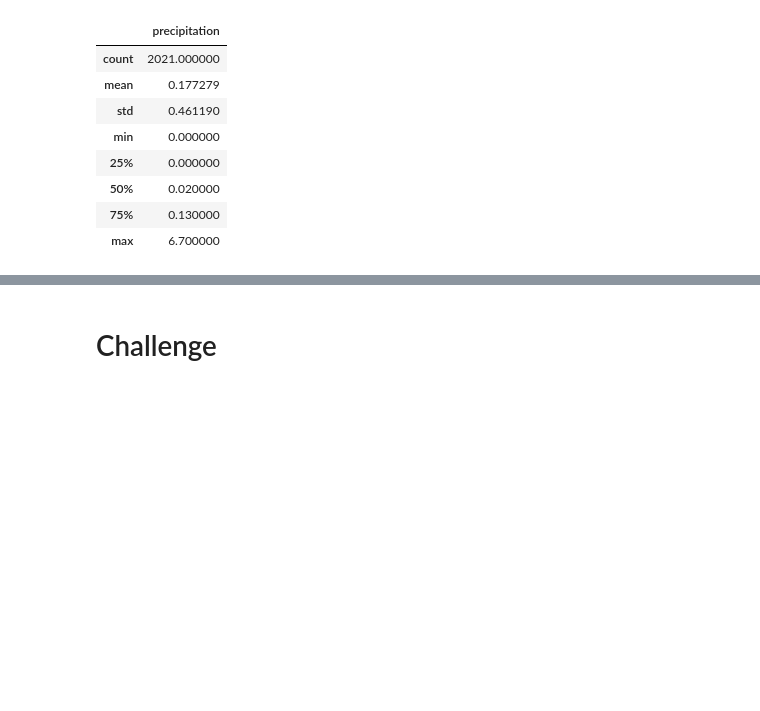
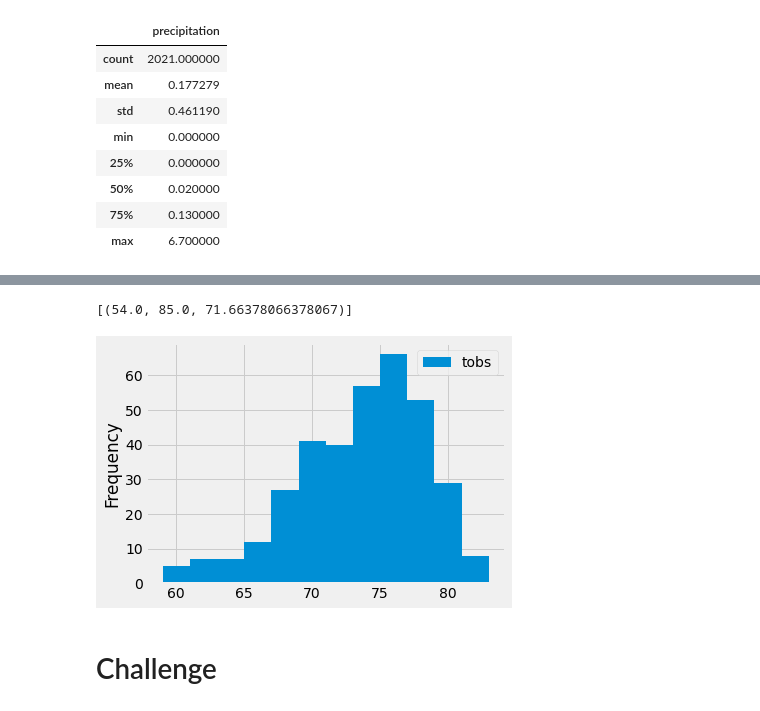
Before and after one commit to yazhcodes/surfs_up, a Jupyter notebook: Course Work/climate_analysis.ipynb, the cells around one changed output, grey strips where cells are left out. Saved outputs shown, nothing was run; the diff lists cells and outputs as text; code cells hidden in the pictures; blank space fills up the shorter version.

```diff
--- a/Course Work/climate_analysis.ipynb
+++ b/Course Work/climate_analysis.ipynb
@@ -78,9 +96,29 @@ results_df.describe()
 # %%
 # Using the station id from the previous query, calculate the lowest temperature recorded,
 # highest temperature recorded, and average temperature most active station?
+session\
+.query(
+    func.min(Measurement.tobs),
+    func.max(Measurement.tobs),
+    func.avg(Measurement.tobs)
+    )\
+.filter(Measurement.station == 'USC00519281')\
+.all()
+# %% [output]
+[(54.0, 85.0, 71.66378066378067)]
 # %%
 # Choose the station with the highest number of temperature observations.
 # Query the last 12 months of temperature observation data for this station and plot the results as a histogram
+results = session\
+.query(Measurement.tobs)\
+.filter(Measurement.station == 'USC00519281')\
+.filter(Measurement.date >= prev_year)\
+.all()
+results_df = pd.DataFrame(results)
+results_df.plot.hist(bins=12)
+plt.tight_layout()
+# %% [output]
+[figure, added]
 # %%
 # Write a function called `calc_temps` that will accept start date and end date in the format '%Y-%m-%d'
 # and return the minimum, average, and maximum temperatures for that range of dates
```
Also changed, not shown: parts of 2 cells of this notebook.
